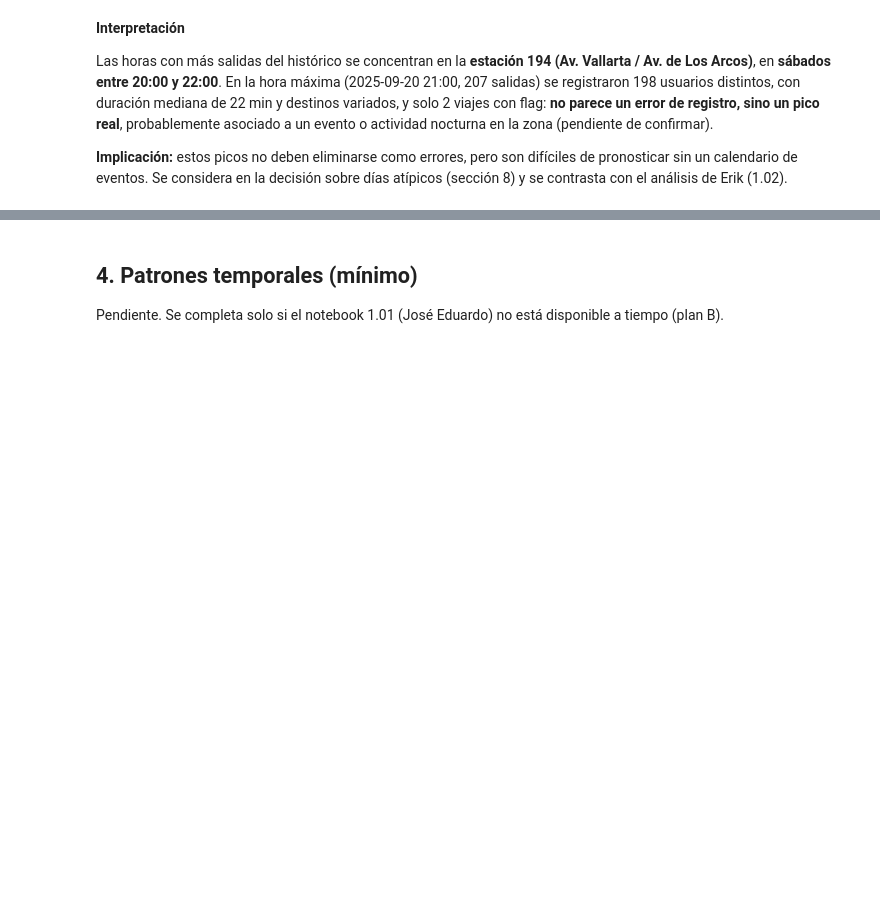
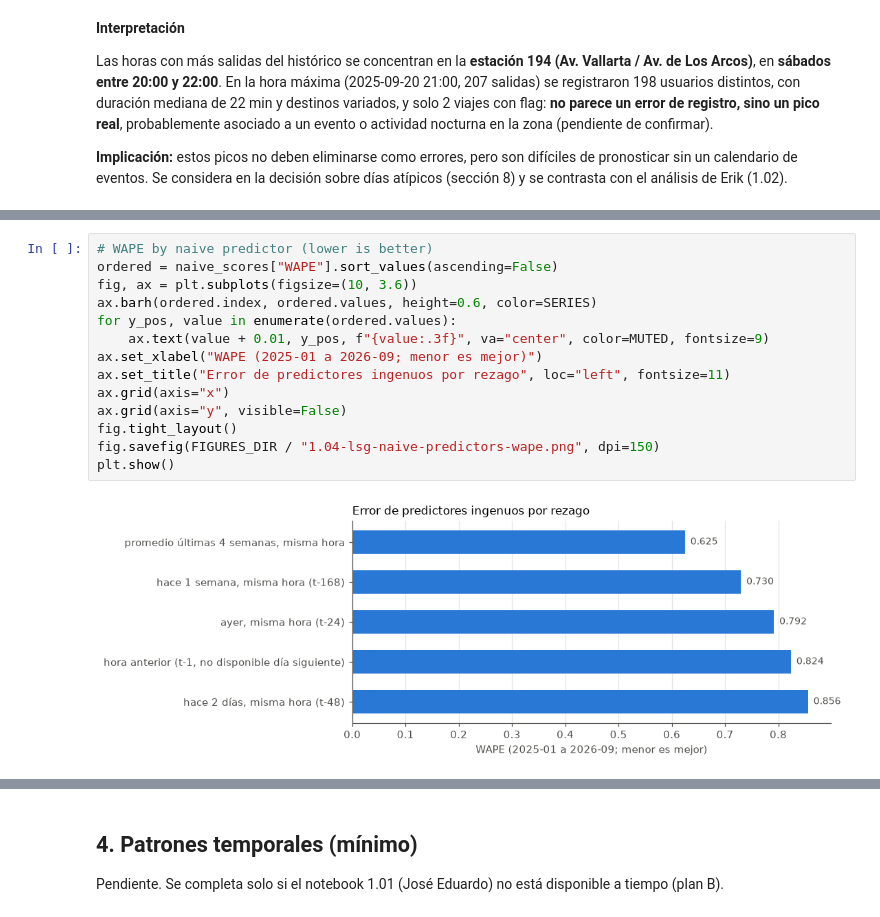
Before and after one commit to LeonardoSantosGrc/MiBici, a Jupyter notebook: notebooks/1.04-lsg-target-integration.ipynb, the cells around one changed output, grey strips where cells are left out. Saved outputs shown, nothing was run; the diff lists cells and outputs as text; blank space fills up the shorter version.

```diff
--- a/notebooks/1.04-lsg-target-integration.ipynb
+++ b/notebooks/1.04-lsg-target-integration.ipynb
@@ -283,0 +476,16 @@ Las horas con más salidas del histórico se concentran en la **estación 194 (A
+# %%
+# WAPE by naive predictor (lower is better)
+ordered = naive_scores["WAPE"].sort_values(ascending=False)
+fig, ax = plt.subplots(figsize=(10, 3.6))
+ax.barh(ordered.index, ordered.values, height=0.6, color=SERIES)
+for y_pos, value in enumerate(ordered.values):
+    ax.text(value + 0.01, y_pos, f"{value:.3f}", va="center", color=MUTED, fontsize=9)
+ax.set_xlabel("WAPE (2025-01 a 2026-09; menor es mejor)")
+ax.set_title("Error de predictores ingenuos por rezago", loc="left", fontsize=11)
+ax.grid(axis="x")
+ax.grid(axis="y", visible=False)
+fig.tight_layout()
+fig.savefig(FIGURES_DIR / "1.04-lsg-naive-predictors-wape.png", dpi=150)
+plt.show()
+# %% [output]
+[figure, added]
```
Also changed, not shown: parts of 24 cells of this notebook, 1 other file.
